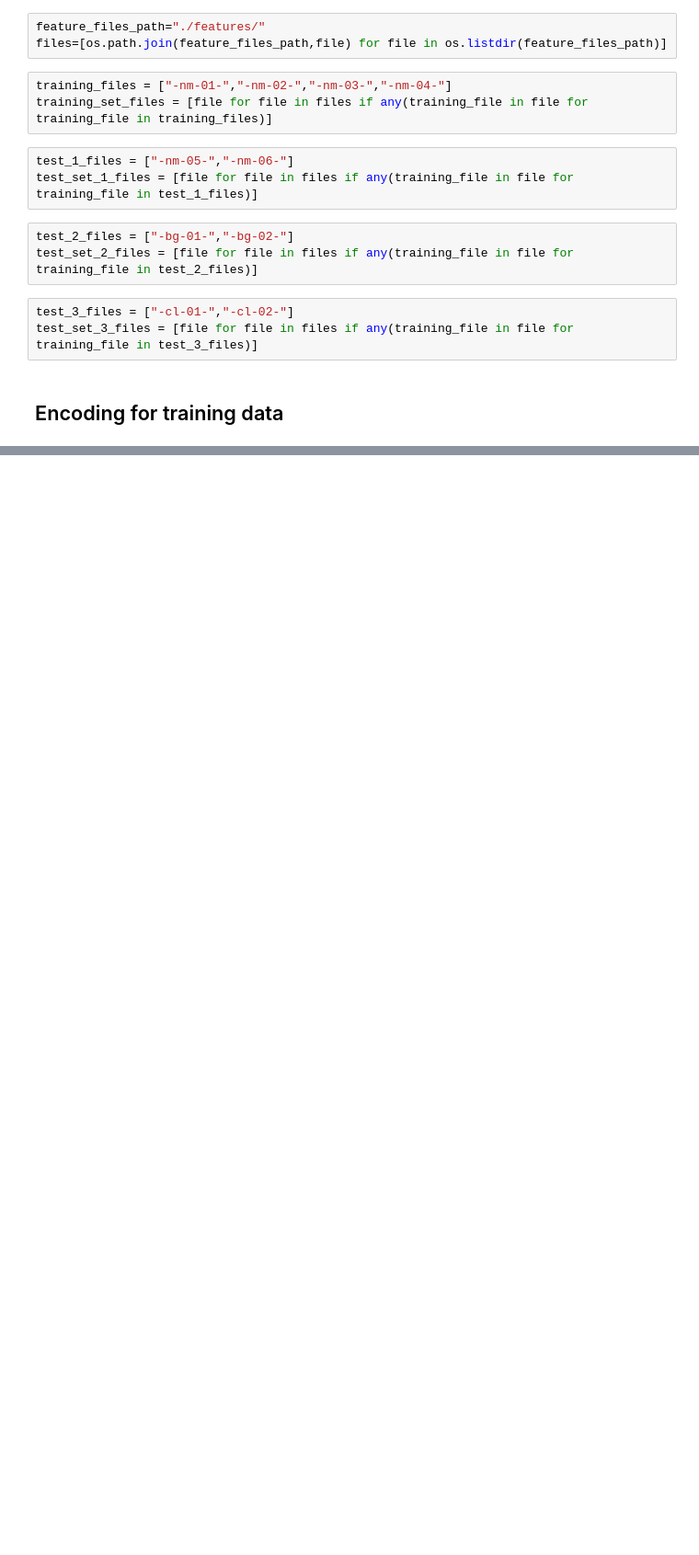
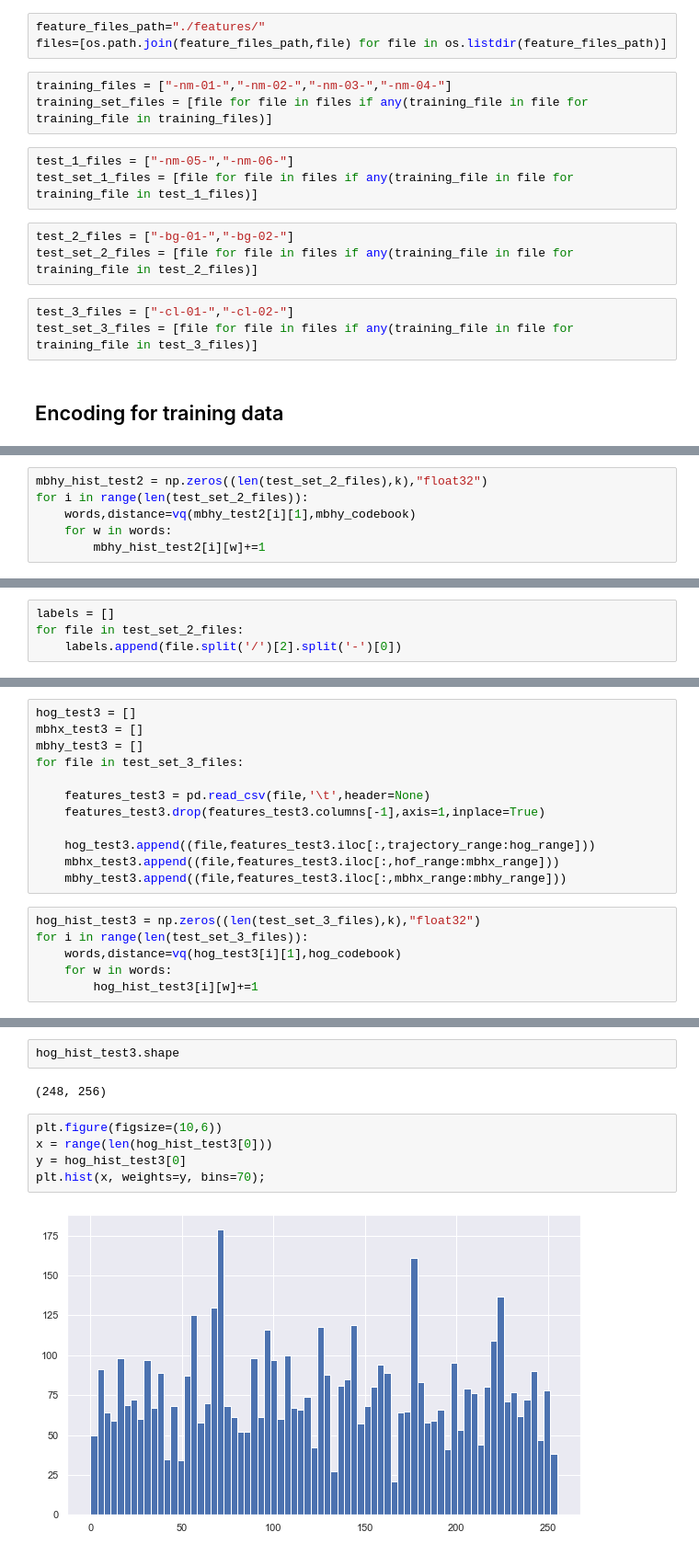
Before and after one commit to m-sabih/Action-Recognition-By-Dense-Trajectories, a Jupyter notebook: Encoding and classification.ipynb, the cells around one changed output, grey strips where cells are left out. Shown: that part at 92% size. Drawn from its saved outputs; the diff is of its cells as text; blank space fills up the shorter version.

```diff
--- a/Encoding and classification.ipynb
+++ b/Encoding and classification.ipynb
@@ -34,0 +283,6 @@ mbhy_codebook = pd.read_csv('mbhy_codebook.csv')
+# %%
+mbhy_hist_test2 = np.zeros((len(test_set_2_files),k),"float32")
+for i in range(len(test_set_2_files)):
+    words,distance=vq(mbhy_test2[i][1],mbhy_codebook)
+    for w in words:
+        mbhy_hist_test2[i][w]+=1
@@ -34,0 +308,4 @@ mbhy_codebook = pd.read_csv('mbhy_codebook.csv')
+# %%
+labels = []
+for file in test_set_2_files:
+    labels.append(file.split('/')[2].split('-')[0])
@@ -34,0 +334,18 @@ mbhy_codebook = pd.read_csv('mbhy_codebook.csv')
+# %%
+hog_test3 = []
+mbhx_test3 = []
+mbhy_test3 = []
+for file in test_set_3_files:
+
+    features_test3 = pd.read_csv(file,'\t',header=None)
+    features_test3.drop(features_test3.columns[-1],axis=1,inplace=True)
+
+    hog_test3.append((file,features_test3.iloc[:,trajectory_range:hog_range]))
+    mbhx_test3.append((file,features_test3.iloc[:,hof_range:mbhx_range]))
+    mbhy_test3.append((file,features_test3.iloc[:,mbhx_range:mbhy_range]))
+# %%
+hog_hist_test3 = np.zeros((len(test_set_3_files),k),"float32")
+for i in range(len(test_set_3_files)):
+    words,distance=vq(hog_test3[i][1],hog_codebook)
+    for w in words:
+        hog_hist_test3[i][w]+=1
@@ -34,0 +364,11 @@ mbhy_codebook = pd.read_csv('mbhy_codebook.csv')
+# %%
+hog_hist_test3.shape
+# %% [output]
+(248, 256)
+# %%
+plt.figure(figsize=(10,6))
+x = range(len(hog_hist_test3[0]))
+y = hog_hist_test3[0]
+plt.hist(x, weights=y, bins=70);
+# %% [output]
+[figure, added]
```
Also changed, not shown: parts of 61 cells of this notebook.
